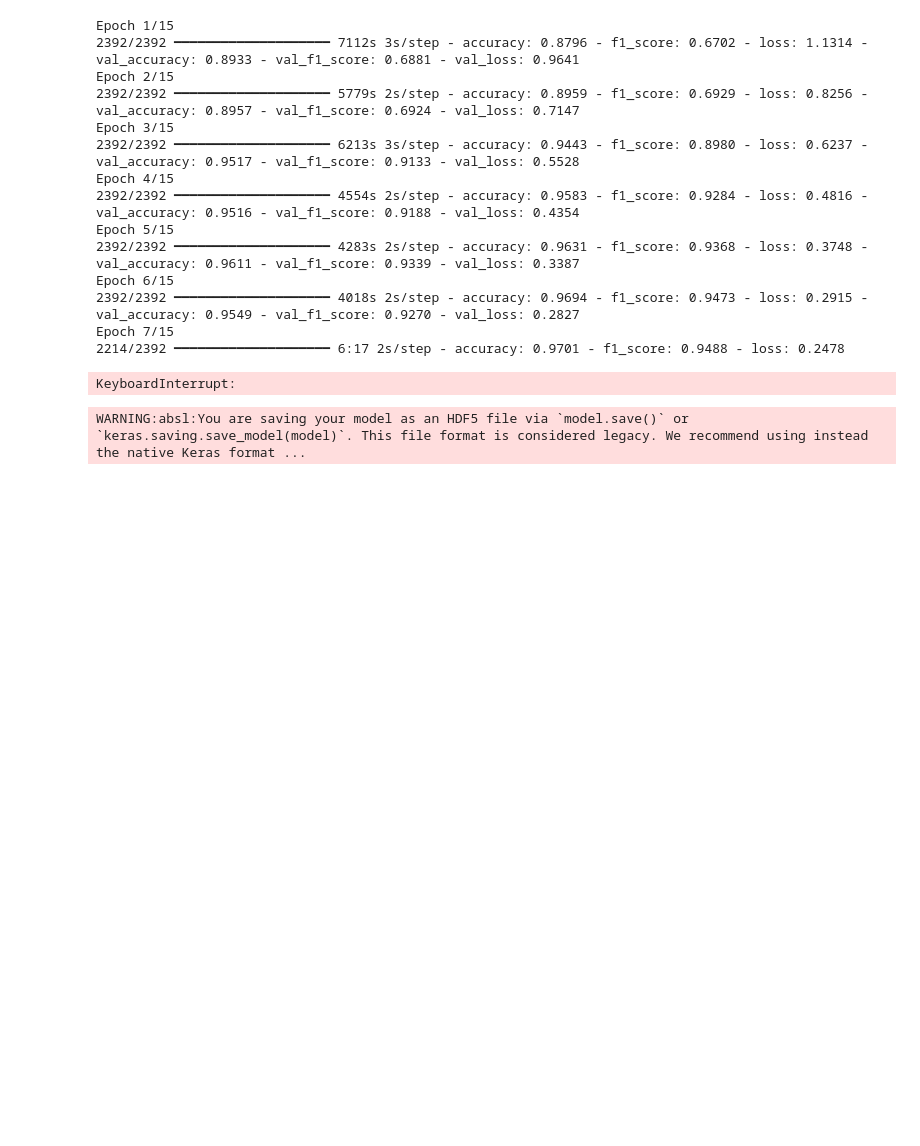
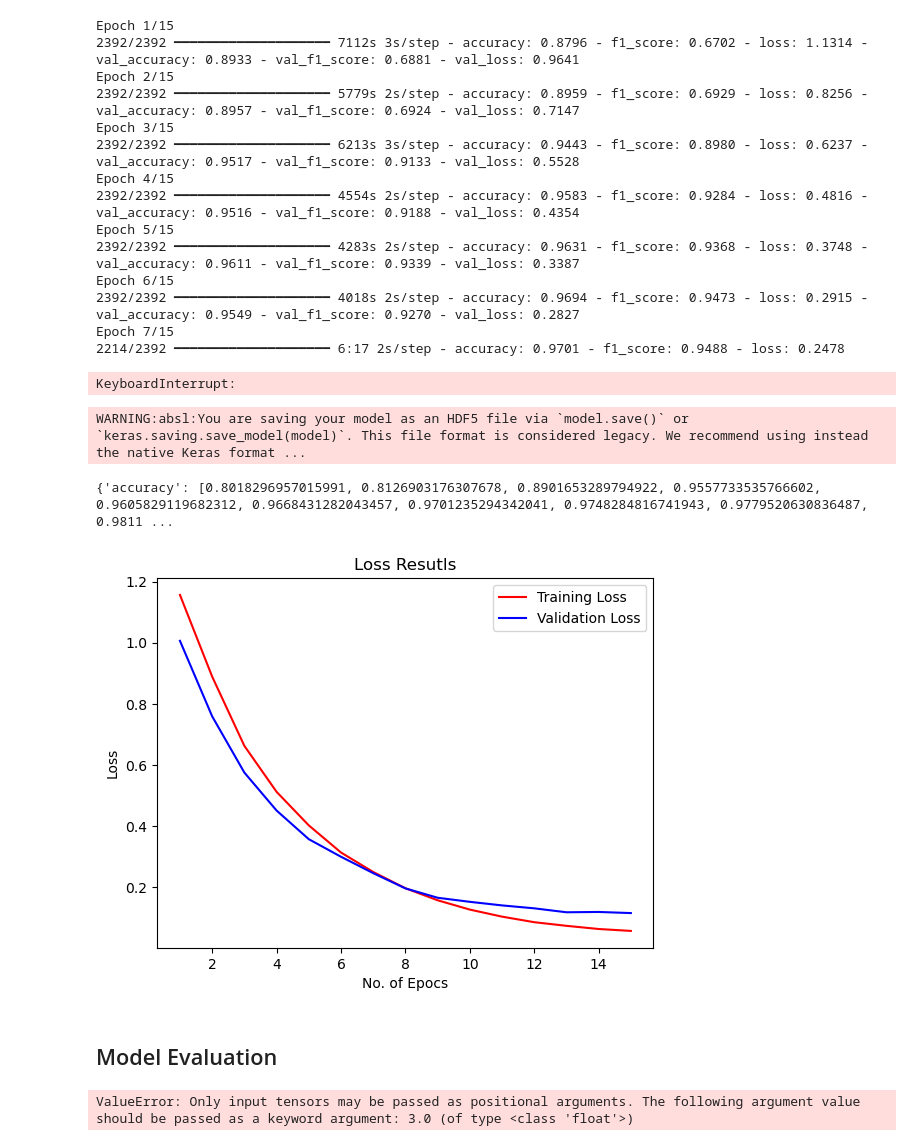
Before and after one commit to T-Godwins/eye-disease, a Jupyter notebook: training_model.ipynb, the cells around one changed output. Drawn from its saved outputs; the diff is of its cells as text; code cells hidden in the pictures; blank space fills up the shorter version.

Commit message:
might have legacy issues with tensor

```diff
--- a/training_model.ipynb
+++ b/training_model.ipynb
@@ -134,7 +133,31 @@ model.save("./Trained_Eye_disease_model.keras")
 WARNING:absl:You are saving your model as an HDF5 file via `model.save()` or `keras.saving.save_model(model)`. This file format is considered legacy. We recommend using instead the native Keras format ...
 # %%
 training_history.history
-# %%
-# Save History
-with open("Training_history.pkl", "wb") as f:
-    pickle.dump(training_history.history, f)
+# %%
+import pickle
+with open(f"Training_history.pkl", "wb") as f:
+    pickle.dump(training_history.history, f)
+# %%
+import pickle
+with open(f"Training_history.pkl", "rb") as f:
+    load_history = pickle.load(f)
+print(load_history)
+# %% [output]
+{'accuracy': [0.8018296957015991, 0.8126903176307678, 0.8901653289794922, 0.9557733535766602, 0.9605829119682312, 0.9668431282043457, 0.9701235294342041, 0.9748284816741943, 0.9779520630836487, 0.9811 ...
+# %%
+epochs = [i for i in range(1,16)]
+plt.plot(epochs, load_history['loss'], color='red', label='Training Loss')
+plt.plot(epochs, load_history['val_loss'], color='blue', label='Validation Loss')
+plt.xlabel("No. of Epocs")
+plt.ylabel("Loss")
+plt.legend()
+plt.title("Loss Resutls")
+plt.show()
+# %% [output]
+[figure, added]
+# %% [markdown]
+## Model Evaluation
+# %%
+model = tf.keras.models.load_model("Trained_Eye_disease_model.h5")
+# %% [output]
+ValueError: Only input tensors may be passed as positional arguments. The following argument value should be passed as a keyword argument: 3.0 (of type <class 'float'>)
```
Also changed, not shown: parts of 5 cells of this notebook.
